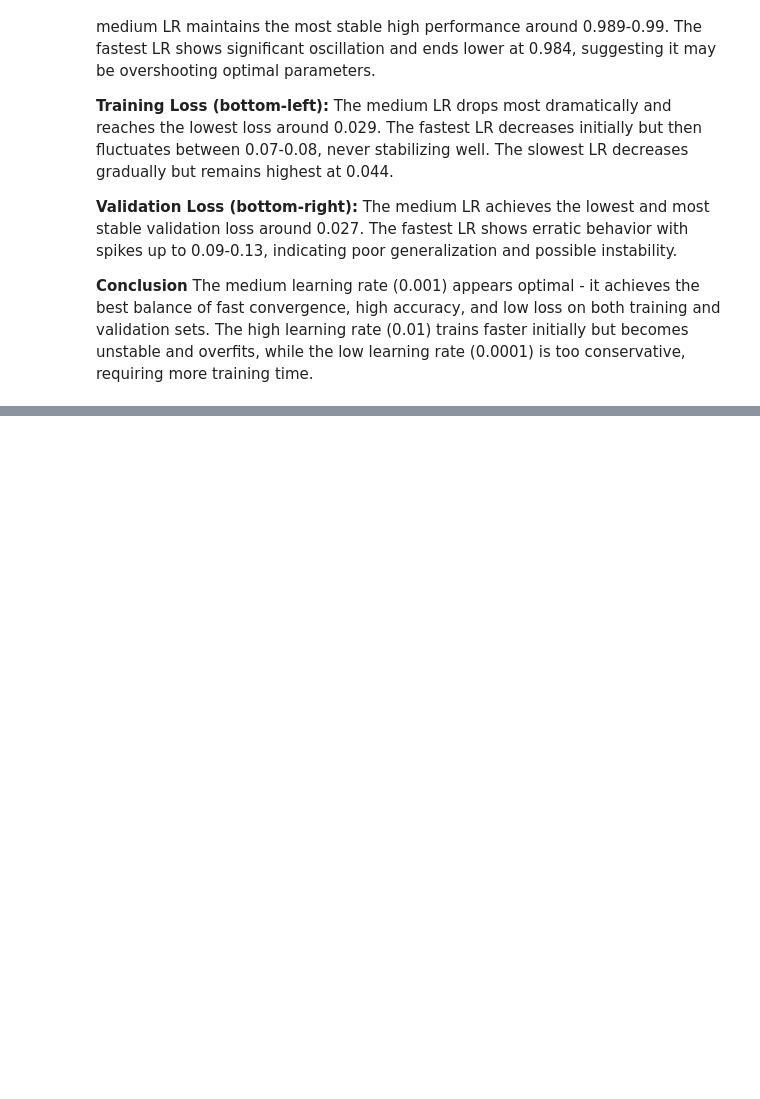
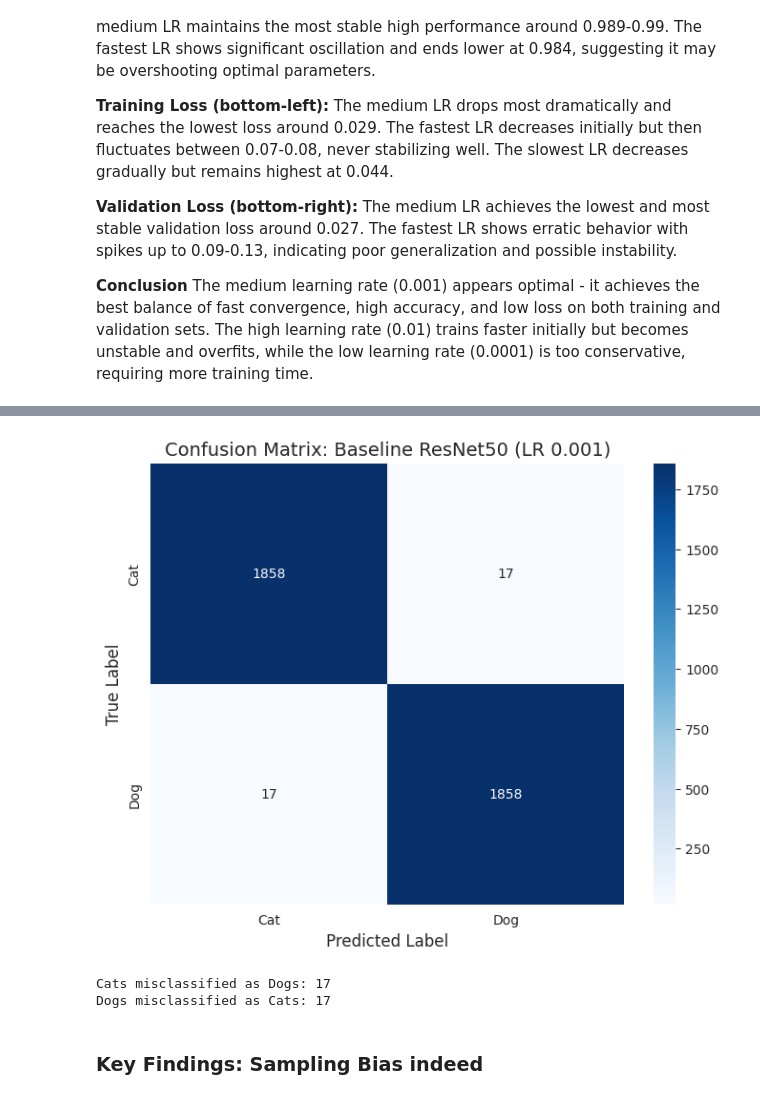
Before and after one commit to aleksiyasolovyova-arch/Dl-cats-dogs, a Jupyter notebook: Notebook.ipynb, the cells around one changed output, grey strips where cells are left out. Cells and saved outputs as stored; diff of their text form; code cells hidden in the pictures; blank space fills up the shorter version.

```diff
--- a/Notebook.ipynb
+++ b/Notebook.ipynb
@@ -92,7 +97,7 @@ os.makedirs(CHECKPOINT_DIR, exist_ok=True)
 
 IMG_SIZE = 224 #this is for ResNet50 specifically, because it expects 224x224
 NUM_CLASSES = 2
-CLASS_NAMES = ['cat', 'dog']
+CLASS_NAMES = ['Cat', 'Dog']
 
 BATCH_SIZE = 32
 NUM_WORKERS = 4 #RADU: you may need to change this/not use it for your laptop
@@ -646,0 +812,39 @@ except Exception as e:
+# %%
+def generate_cm(model, loader, device, classes):
+    all_preds = []
+    all_labels = []
+
+    model.eval()
+    with torch.no_grad():
+        for inputs, labels in loader:
+            inputs = inputs.to(device)
+            outputs = model(inputs)
+            _, preds = torch.max(outputs, 1)
+
+            all_preds.extend(preds.cpu().numpy())
+            all_labels.extend(labels.cpu().numpy())
+
+    cm = confusion_matrix(all_labels, all_preds)
+
+    plt.figure(figsize=(8, 6))
+    sns.heatmap(cm, annot=True, fmt='d', cmap='Blues',
+                xticklabels=classes, yticklabels=classes)
+    plt.xlabel('Predicted Label', fontsize=12)
+    plt.ylabel('True Label', fontsize=12)
+    plt.title('Confusion Matrix: Baseline ResNet50 (LR 0.001)', fontsize=14)
+    plt.show()
+
+    return cm
+
+cm = generate_cm(baseline_model, val_loader, DEVICE, CLASS_NAMES)
+
+cat_as_dog = cm[0][1]
+dog_as_cat = cm[1][0]
+print(f"Cats misclassified as Dogs: {cat_as_dog}")
+print(f"Dogs misclassified as Cats: {dog_as_cat}")
+# %% [output]
+[figure, added]
+Cats misclassified as Dogs: 17
+Dogs misclassified as Cats: 17
+# %% [markdown]
+### Key Findings: Sampling Bias indeed
```
Also changed, not shown: parts of 24 cells of this notebook.
